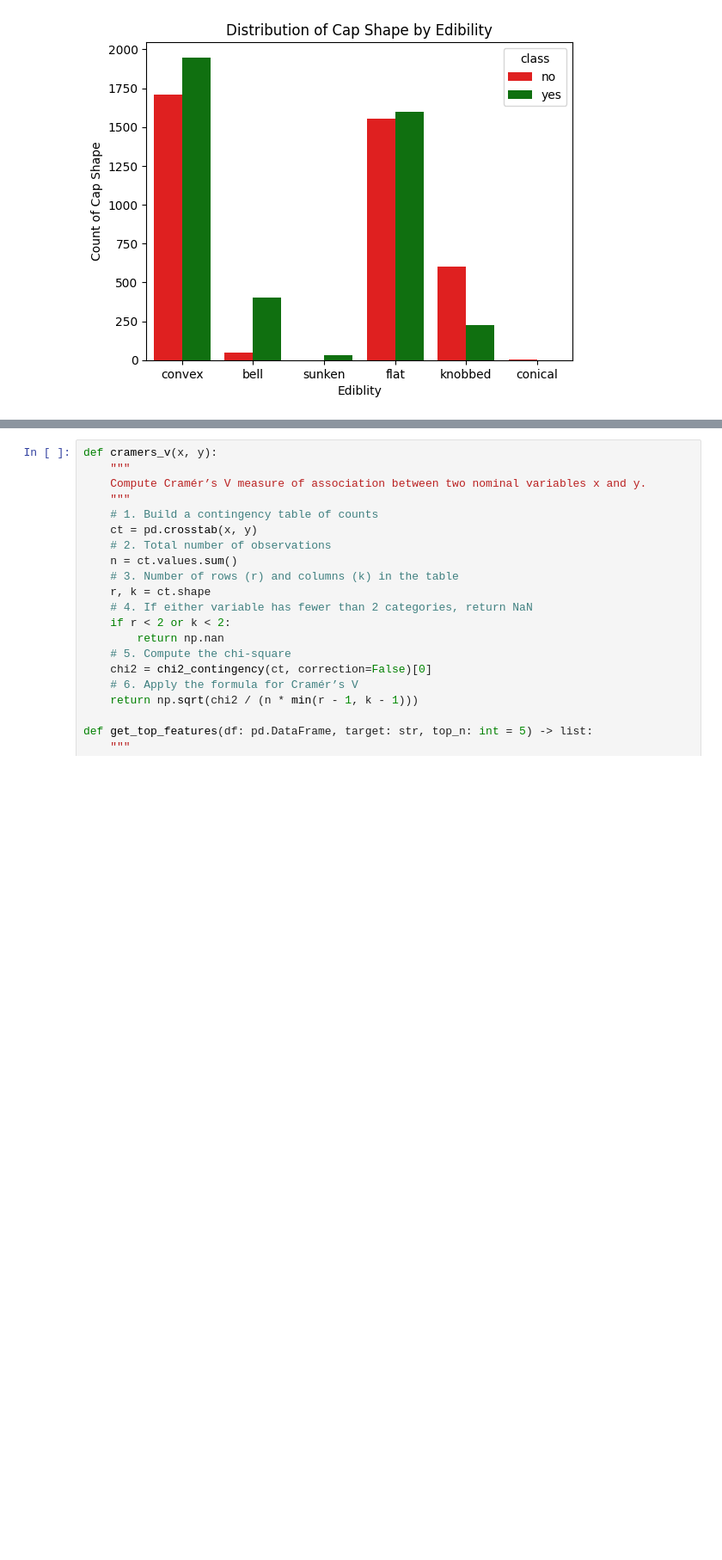
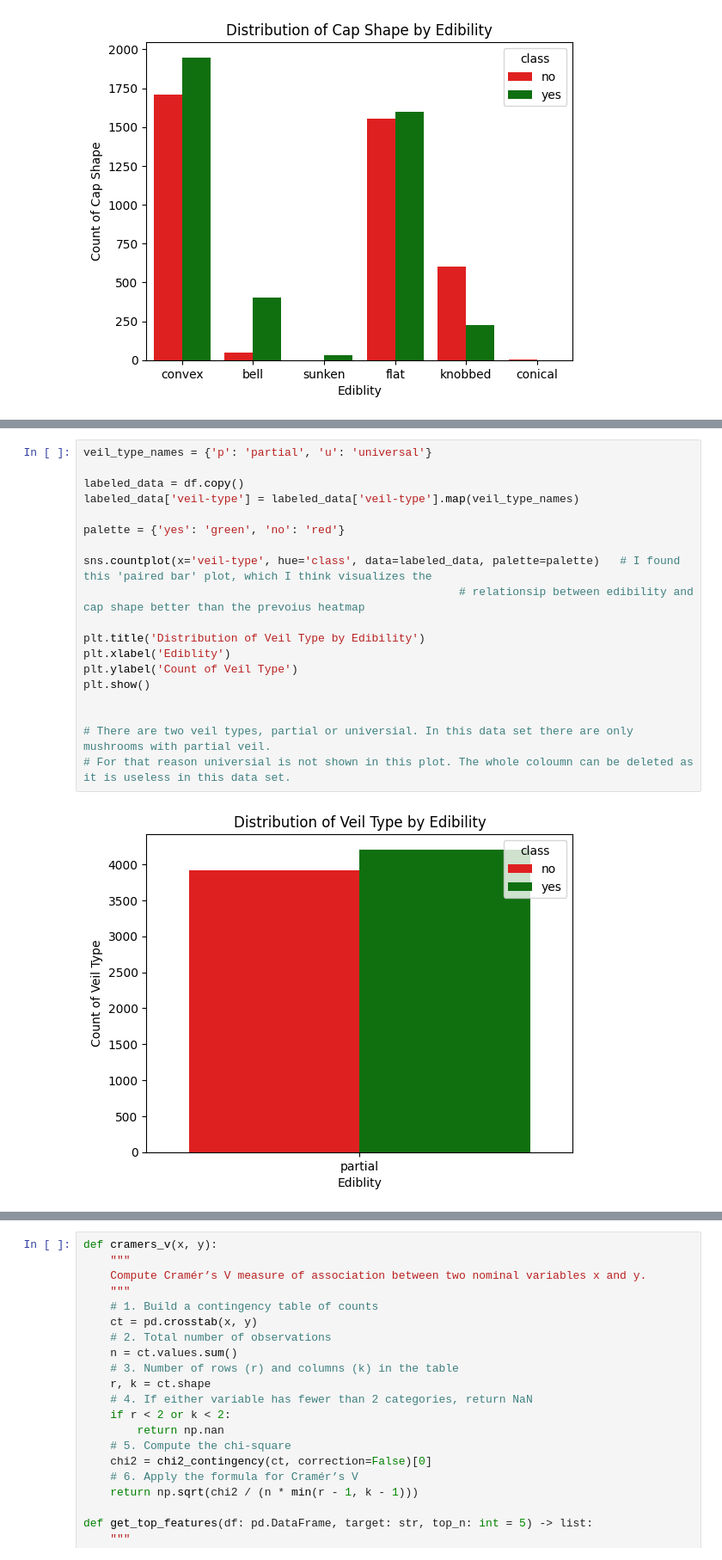
Before and after one commit to alarmedWater/ML, a Jupyter notebook: Mushroom Edibility Classification.ipynb, the cells around one changed output, grey strips where cells are left out. Shown: that part at 86% size. Drawn from its saved outputs; the diff is of its cells as text; blank space fills up the shorter version.

```diff
--- a/Mushroom Edibility Classification.ipynb
+++ b/Mushroom Edibility Classification.ipynb
@@ -235,0 +254,21 @@ plt.show()
+# %%
+veil_type_names = {'p': 'partial', 'u': 'universal'}
+
+labeled_data = df.copy()
+labeled_data['veil-type'] = labeled_data['veil-type'].map(veil_type_names)
+
+palette = {'yes': 'green', 'no': 'red'}
+
+sns.countplot(x='veil-type', hue='class', data=labeled_data, palette=palette)   # I found this 'paired bar' plot, which I think visualizes the
+                                                        # relationsip between edibility and cap shape better than the prevoius heatmap
+
+plt.title('Distribution of Veil Type by Edibility')
+plt.xlabel('Ediblity')
+plt.ylabel('Count of Veil Type')
+plt.show()
+
+
+# There are two veil types, partial or universial. In this data set there are only mushrooms with partial veil.
+# For that reason universial is not shown in this plot. The whole coloumn can be deleted as it is useless in this data set.
+# %% [output]
+[figure, added]
```
Also changed, not shown: parts of 3 cells of this notebook.
